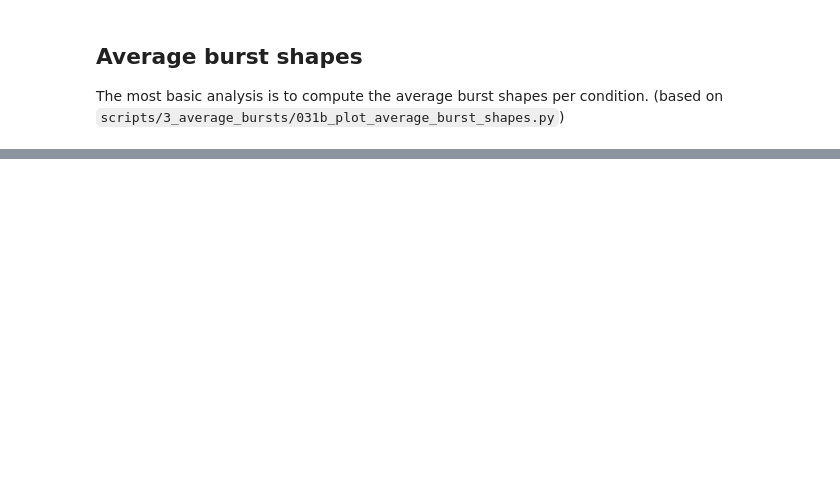
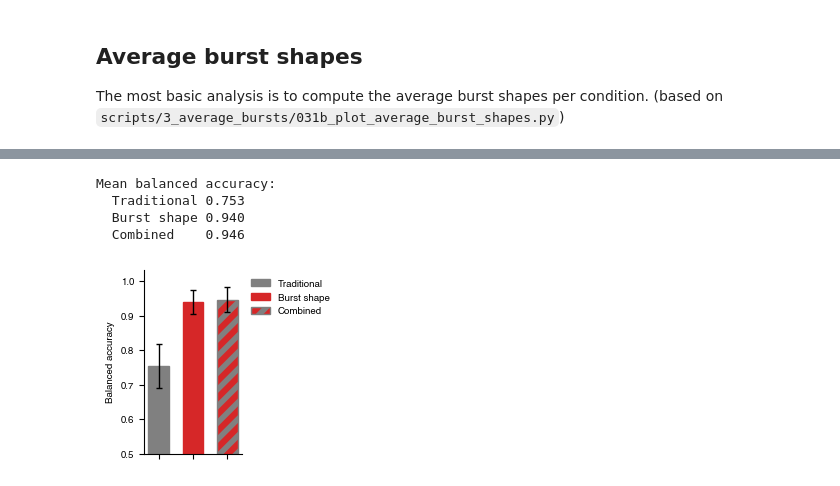
Before and after one commit to LevinaLab/burst-shape, a Jupyter notebook: notebooks/tutorial.ipynb, the cells around one changed output, grey strips where cells are left out. Saved outputs shown, nothing was run; the diff lists cells and outputs as text; code cells hidden in the pictures; blank space fills up the shorter version.

```diff
--- a/notebooks/tutorial.ipynb
+++ b/notebooks/tutorial.ipynb
@@ -357,0 +617,80 @@ shape (spectral dimensions), traditional, and combined.
+# %%
+import matplotlib
+import matplotlib.patches
+
+from burst_shape.plot import prepare_plotting
+
+cm = prepare_plotting()
+
+# feature sets in the same order / styling as the paper's bar plot
+feature_sets = ["traditional", "shape_2D", "combined"]
+custom_label_mapping = {
+    "traditional": "Traditional",
+    "shape_2D": "Burst shape",
+    "combined": "Combined",
+}
+color_shape = "C3"
+color_traditional = "grey"
+color = [color_traditional, color_shape, color_shape]
+edgecolor = [color_traditional, color_shape, color_traditional]
+hatch = ["", "", "//"]
+linewidth = 1
+alpha = 1
+matplotlib.rcParams["hatch.linewidth"] = 4
+
+
+def _corrected_sem(values, n_train=4, n_test=1):
+    """Corrected s.e.m. (Nadeau & Bengio, 2003), as in plot_accuracies.py.
+
+    The naive s.e.m. (std / sqrt(n)) is over-confident because the
+    cross-validation training sets overlap; the n_test/n_train term (here the
+    80/20 split) inflates it to account for that.
+    """
+    kr = len(values)
+    return np.std(values, ddof=1) * np.sqrt(1 / kr + n_test / n_train)
+
+
+means = [scores[fs].mean() for fs in feature_sets]
+sems = [_corrected_sem(scores[fs]) for fs in feature_sets]
+
+print("Mean balanced accuracy:")
+for fs in feature_sets:
+    print(f"  {custom_label_mapping[fs]:11s} {scores[fs].mean():.3f}")
+
+n_classes = 2  # control vs. bic
+fig, ax = plt.subplots(figsize=(6 * cm, 5 * cm), constrained_layout=True)
+sns.despine()
+ax.bar(
+    feature_sets,
+    means,
+    yerr=sems,
+    capsize=2,
+    error_kw={"elinewidth": 1},
+    fill=True,
+    alpha=alpha,
+    color=color,
+    edgecolor=edgecolor,
+    hatch=hatch,
+    linewidth=linewidth,
+    width=0.6,
+)
+ax.set_ylim(1 / n_classes, None)  # start the y-axis at chance level
+ax.set_ylabel("Balanced accuracy")
+ax.tick_params(bottom=True, labelbottom=False)
+
+# legend with hatch swatches, as in plot_accuracies
+handles = [
+    matplotlib.patches.Patch(
+        facecolor=c, edgecolor=ec, hatch=h, linewidth=linewidth, alpha=alpha
+    )
+    for c, ec, h in zip(color, edgecolor, hatch, strict=True)
+]
+labels = [custom_label_mapping[fs] for fs in feature_sets]
+ax.legend(handles, labels, loc="upper left", bbox_to_anchor=(1.0, 1.0), frameon=False)
+fig.show()
+# %% [output]
+Mean balanced accuracy:
+  Traditional 0.753
+  Burst shape 0.940
+  Combined    0.946
+[figure, added]
```
Also changed, not shown: parts of 16 cells of this notebook, 5 other files.
